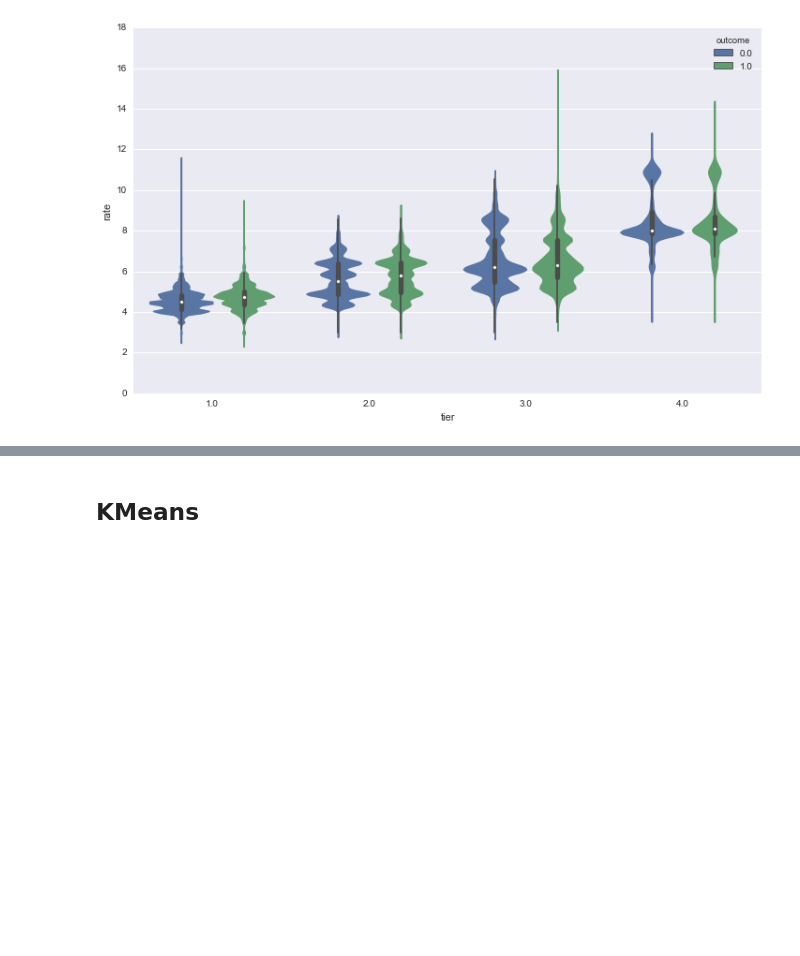
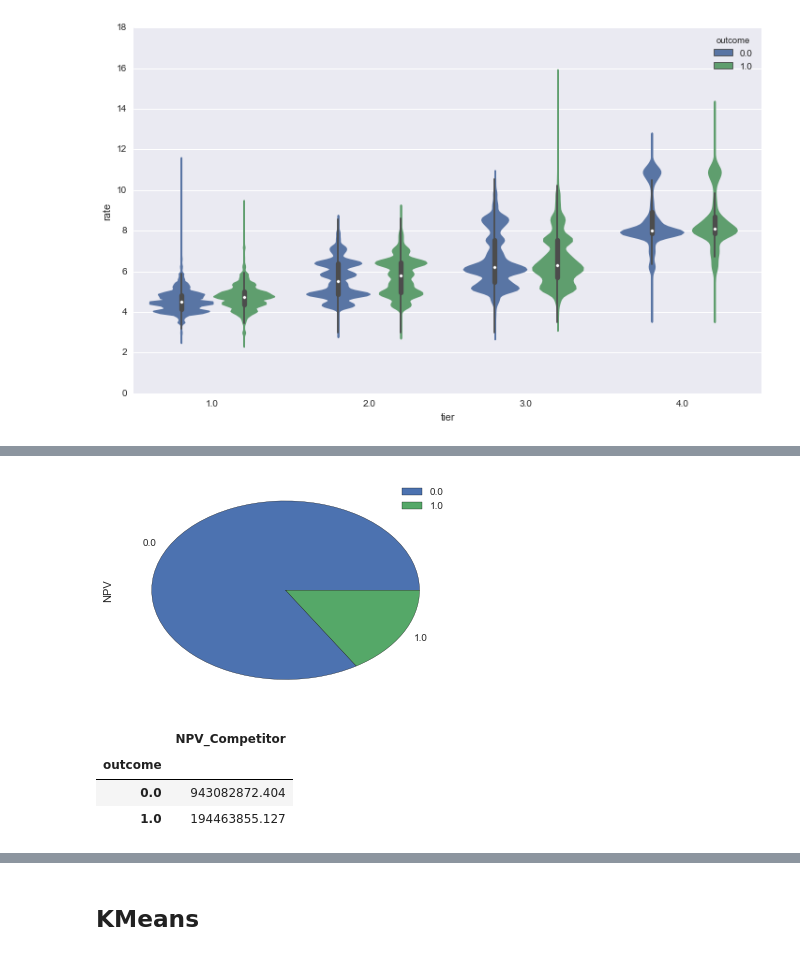
Before and after one commit to carlespoles/DSCI6006-student, a Jupyter notebook: week6/eCar_Case-Team-7.ipynb, the cells around one changed output, grey strips where cells are left out. Drawn from its saved outputs; the diff is of its cells as text; code cells hidden in the pictures; blank space fills up the shorter version.

```diff
--- a/week6/eCar_Case-Team-7.ipynb
+++ b/week6/eCar_Case-Team-7.ipynb
@@ -274,0 +298,4 @@ AttributeError: 'float' object has no attribute '2'
+# %%
+npv_ecar_breakdown.plot.pie(y='NPV');
+# %% [output]
+[figure, added]
@@ -274,0 +304,7 @@ AttributeError: 'float' object has no attribute '2'
+# %%
+npv_competitor_breakdown
+# %% [output]
+|  | NPV_Competitor |
+| outcome |  |
+| 0.0 | 943082872.404 |
+| 1.0 | 194463855.127 |
```
Also changed, not shown: parts of 17 cells of this notebook.
